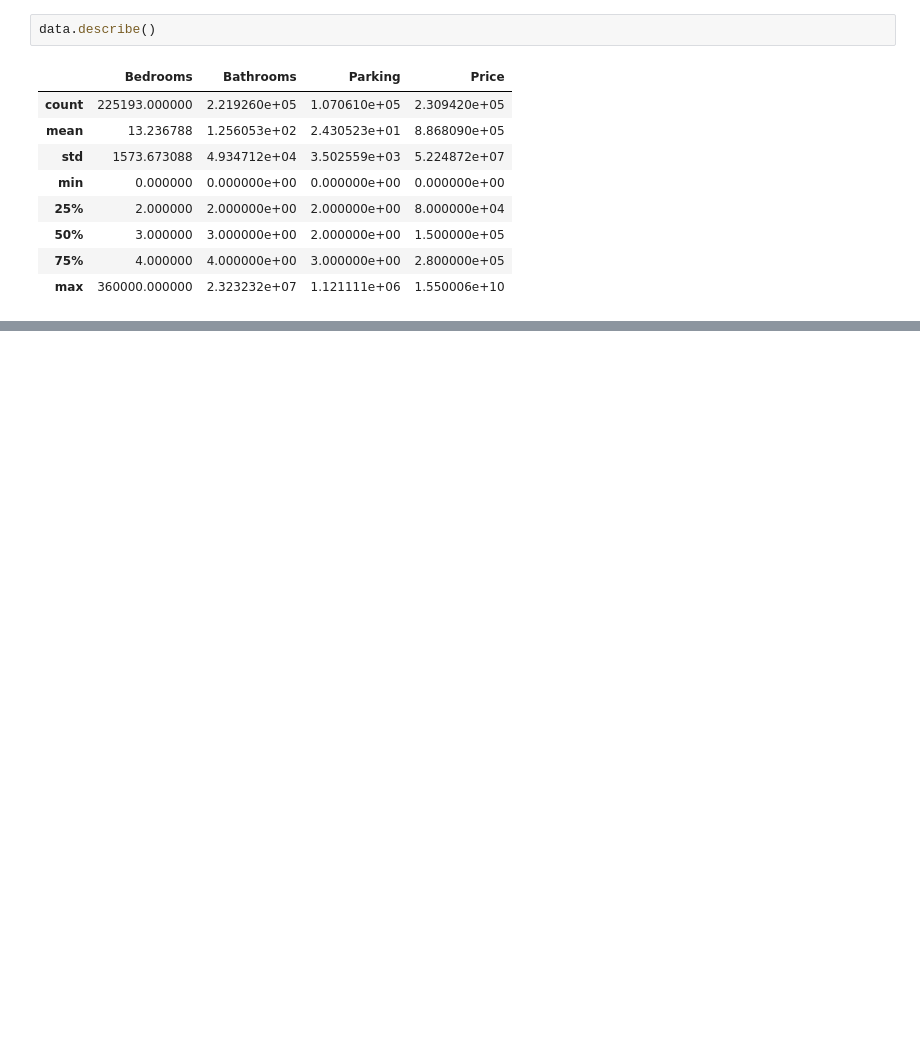
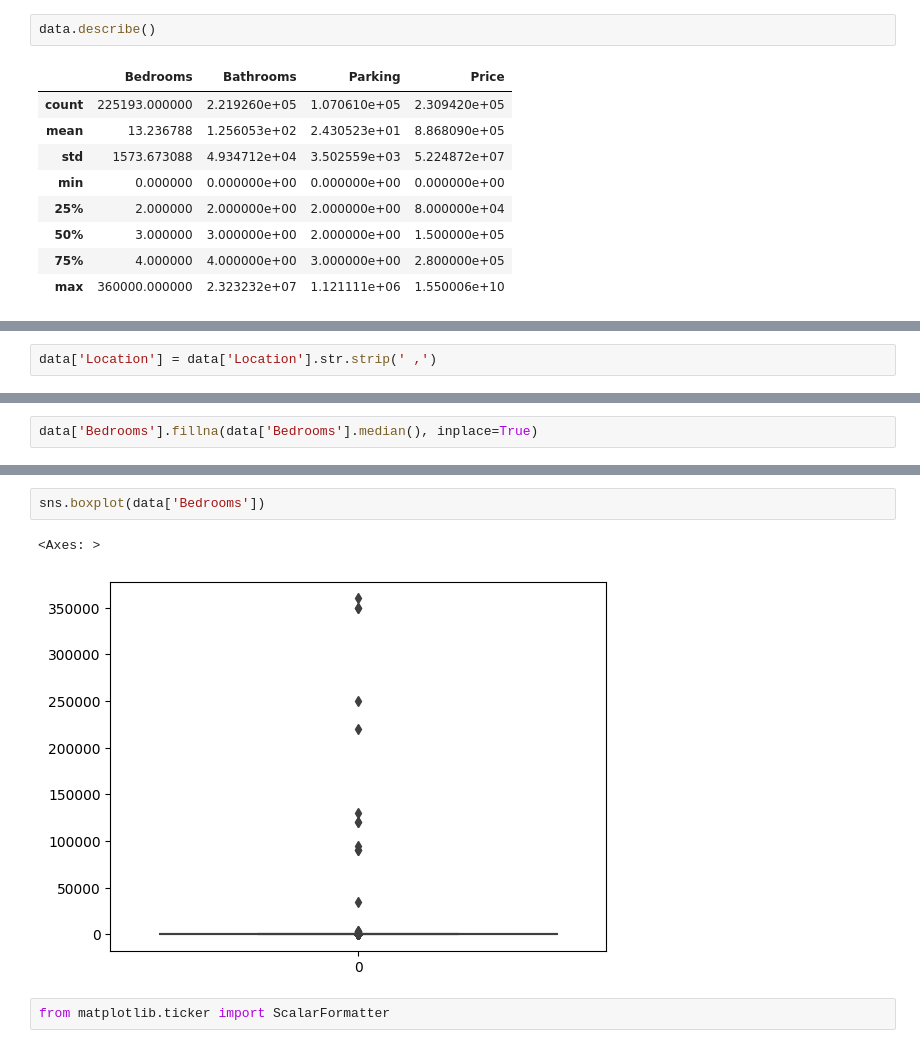
Before and after one commit to Mburu-Elvis/NairobiRentPrices, a Jupyter notebook: eda_housing_nairobi.ipynb, the cells around one changed output, grey strips where cells are left out. Saved outputs shown, nothing was run; the diff lists cells and outputs as text; blank space fills up the shorter version.

```diff
--- a/eda_housing_nairobi.ipynb
+++ b/eda_housing_nairobi.ipynb
@@ -169,0 +169,2 @@ data.describe()
+# %%
+data['Location'] = data['Location'].str.strip(' ,')
@@ -169,0 +215,2 @@ data.describe()
+# %%
+data['Bedrooms'].fillna(data['Bedrooms'].median(), inplace=True)
@@ -169,0 +233,7 @@ data.describe()
+# %%
+sns.boxplot(data['Bedrooms'])
+# %% [output]
+<Axes: >
+[figure, added]
+# %%
+from matplotlib.ticker import ScalarFormatter
```
Also changed, not shown: parts of 54 cells of this notebook.
